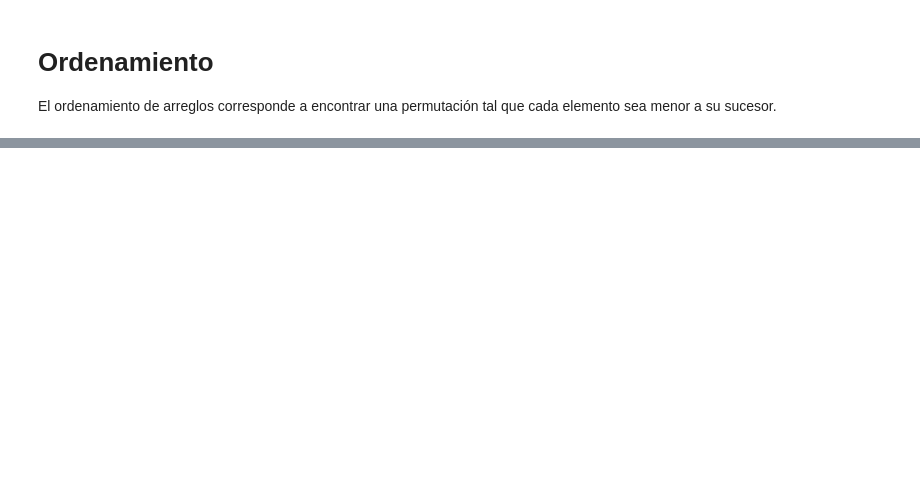
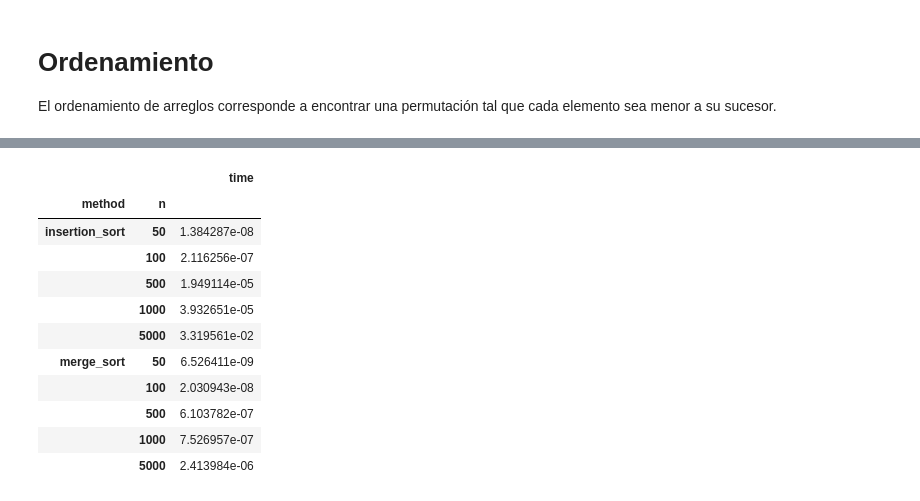
Before and after one commit to sherna90/analisis_algoritmos, a Jupyter notebook: ordenamiento.ipynb, the cells around one changed output, grey strips where cells are left out. Saved outputs shown, nothing was run; the diff lists cells and outputs as text; code cells hidden in the pictures; blank space fills up the shorter version.

```diff
--- a/ordenamiento.ipynb
+++ b/ordenamiento.ipynb
@@ -49,0 +157,15 @@ KeyboardInterrupt:
+# %%
+df.groupby(['method','n']).var()
+# %% [output]
+|  |  | time |
+| method | n |  |
+| insertion_sort | 50 | 1.384287e-08 |
+|  | 100 | 2.116256e-07 |
+|  | 500 | 1.949114e-05 |
+|  | 1000 | 3.932651e-05 |
+|  | 5000 | 3.319561e-02 |
+| merge_sort | 50 | 6.526411e-09 |
+|  | 100 | 2.030943e-08 |
+|  | 500 | 6.103782e-07 |
+|  | 1000 | 7.526957e-07 |
+|  | 5000 | 2.413984e-06 |
```
Also changed, not shown: parts of 7 cells of this notebook, 2 other files.
